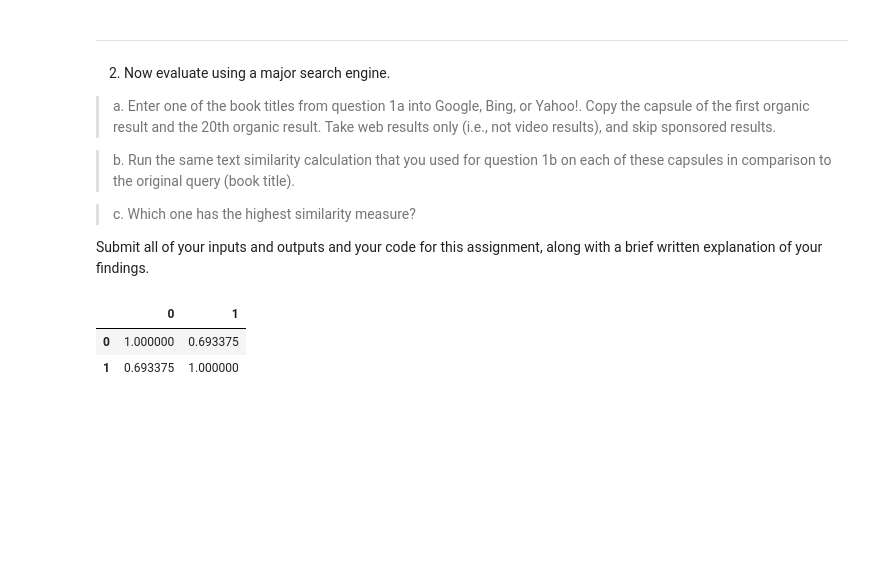
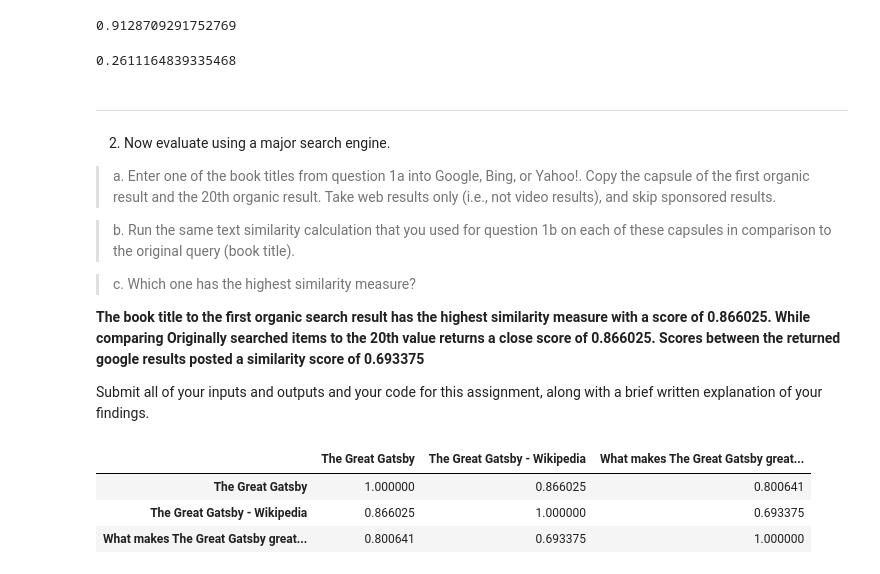
Before and after one commit to ahosk/nlp_smu, a Jupyter notebook: Homework/Homework6/AH_HW6.ipynb, the cells around one changed output. Drawn from its saved outputs; the diff is of its cells as text; code cells hidden in the pictures; blank space fills up the shorter version.

```diff
--- a/Homework/Homework6/AH_HW6.ipynb
+++ b/Homework/Homework6/AH_HW6.ipynb
@@ -68,0 +57,4 @@ amazon_df
+# %%
+pd.set_option('display.max_columns', None)
+amazon_df = pd.DataFrame(amazon_max,columns = amazon_books,index=amazon_books)
+amazon_df
@@ -69,3 +89,19 @@ amazon_df
+# %%
+max_nums = []
+for idx,arr in enumerate(max_values):
+    num = amazon_max[idx][arr]
+    max_nums.append(num)
+max(max_nums)
+# %% [output]
+0.9128709291752769
+# %%
+min_nums = []
+for idx,arr in enumerate(min_values):
+    num = amazon_min[idx][arr]
+    min_nums.append(num)
+min(min_nums)
+# %% [output]
+0.2611164839335468
 # %% [markdown]
 ***
 2.	Now evaluate using a major search engine.
@@ -75,9 +111,12 @@ amazon_df
 
 >c.	Which one has the highest similarity measure?
 
+**The book title to the first organic search result has the highest similarity measure with a score of 0.866025. While comparing Originally searched items to the 20th value returns a close score of 0.866025. Scores between the returned google results posted a similarity score of 0.693375**
+
 Submit all of your inputs and outputs and your code for this assignment, along with a brief written explanation of your findings.
 # %%
 google_result = [
+                    "The Great Gatsby",
                     "The Great Gatsby - Wikipedia",
                     "What makes The Great Gatsby great? | Books | The Guardian"
                 ]
@@ -86,6 +123,11 @@ google_matrix = count_vectorizer.fit_transform(google_result)
+# %%
+count_vectorizer = CountVectorizer(stop_words='english')
+count_vectorizer = CountVectorizer()
+google_matrix = count_vectorizer.fit_transform(google_result)
 # %%
-pd.DataFrame(cosine_similarity(google_matrix))
+pd.DataFrame(cosine_similarity(google_matrix),columns=google_result,index=google_result)
 # %% [output]
-|  | 0 | 1 |
-| 0 | 1.000000 | 0.693375 |
-| 1 | 0.693375 | 1.000000 |
+|  | The Great Gatsby | The Great Gatsby - Wikipedia | What makes The Great Gatsby great... |
+| The Great Gatsby | 1.000000 | 0.866025 | 0.800641 |
+| The Great Gatsby - Wikipedia | 0.866025 | 1.000000 | 0.693375 |
+| What makes The Great Gatsby great... | 0.800641 | 0.693375 | 1.000000 |
```
Also changed, not shown: parts of 8 cells of this notebook, 2 other files.
